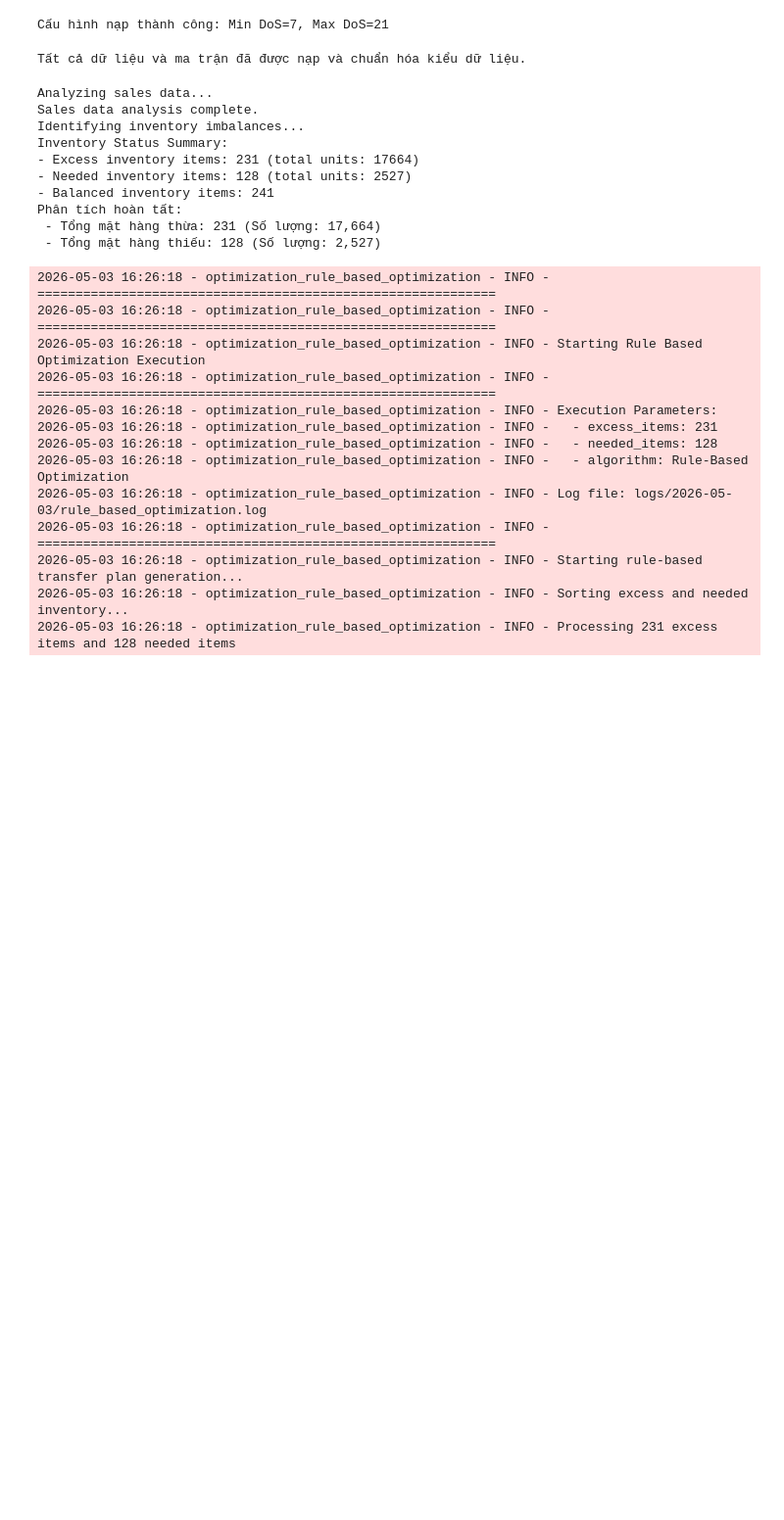
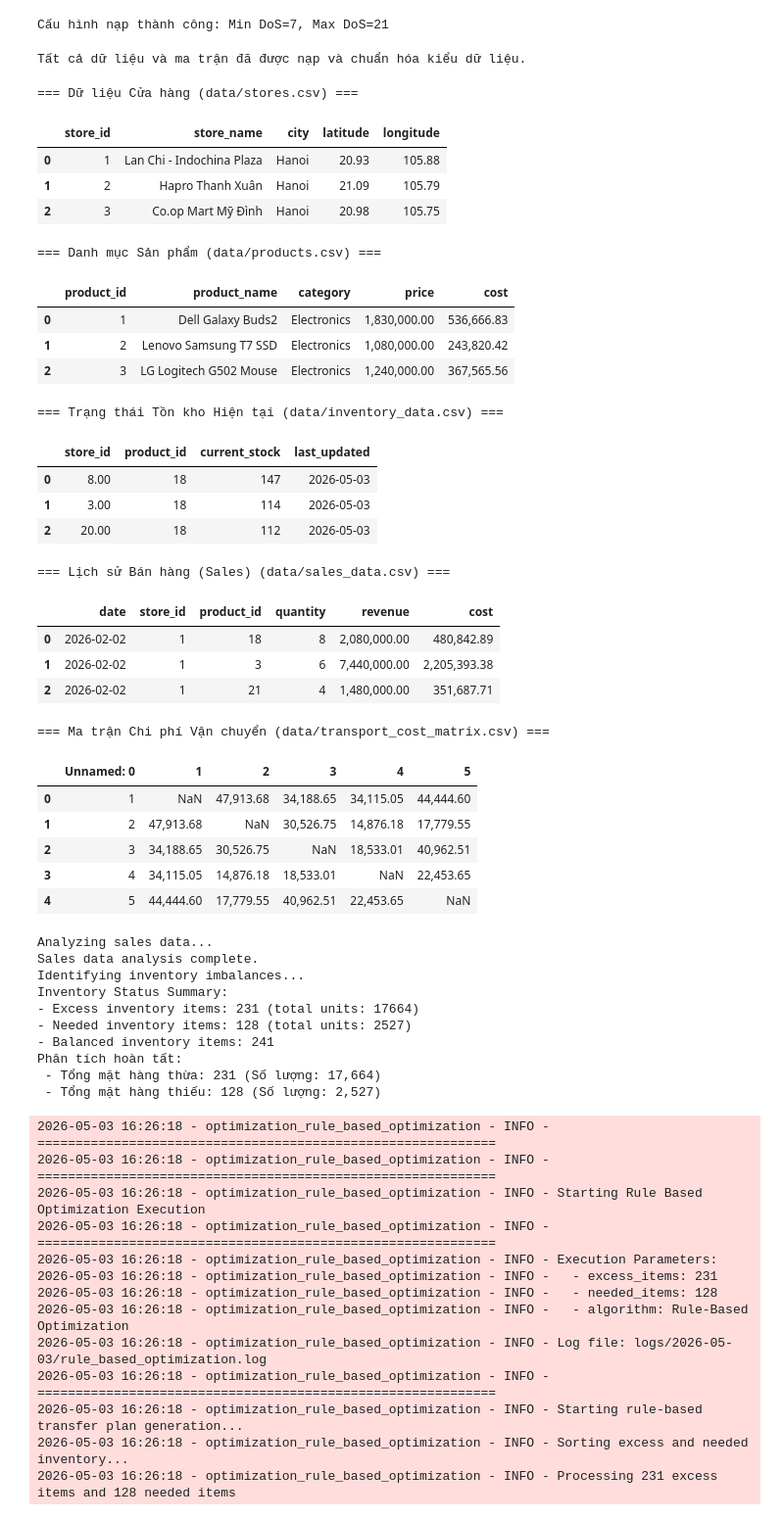
Before and after one commit to Anh-Quoc-Pham/inventory_optimization, a Jupyter notebook: notebooks/full_process.ipynb, the cells around one changed output. Shown at 98% size. Saved outputs shown, nothing was run; the diff lists cells and outputs as text; code cells hidden in the pictures; blank space fills up the shorter version.

```diff
--- a/notebooks/full_process.ipynb
+++ b/notebooks/full_process.ipynb
@@ -77,6 +77,51 @@ inventory_df['store_id'] = inventory_df['store_id'].astype(int)
 print("Tất cả dữ liệu và ma trận đã được nạp và chuẩn hóa kiểu dữ liệu.")
 # %% [output]
 Tất cả dữ liệu và ma trận đã được nạp và chuẩn hóa kiểu dữ liệu.
+# %%
+# Hàm hỗ trợ hiển thị bảng đẹp để chụp ảnh
+def preview(file_path, title):
+    df = pd.read_csv(file_path)
+    print(f"\n=== {title} ({file_path}) ===")
+    # Nếu là ma trận thì chỉ lấy 5x5 dòng/cột đầu tiên cho gọn
+    if 'matrix' in file_path:
+        display(df.iloc[:5, :6])
+    else:
+        display(df.head(3))
+
+# Hiển thị lần lượt các tệp tin cốt lõi
+preview('data/stores.csv', "Dữ liệu Cửa hàng") #
+preview('data/products.csv', "Danh mục Sản phẩm") #
+preview('data/inventory_data.csv', "Trạng thái Tồn kho Hiện tại") #
+preview('data/sales_data.csv', "Lịch sử Bán hàng (Sales)") #
+preview('data/transport_cost_matrix.csv', "Ma trận Chi phí Vận chuyển") #
+# %% [output]
+=== Dữ liệu Cửa hàng (data/stores.csv) ===
+|  | store_id | store_name | city | latitude | longitude |
+| 0 | 1 | Lan Chi - Indochina Plaza | Hanoi | 20.93 | 105.88 |
+| 1 | 2 | Hapro Thanh Xuân | Hanoi | 21.09 | 105.79 |
+| 2 | 3 | Co.op Mart Mỹ Đình | Hanoi | 20.98 | 105.75 |
+=== Danh mục Sản phẩm (data/products.csv) ===
+|  | product_id | product_name | category | price | cost |
+| 0 | 1 | Dell Galaxy Buds2 | Electronics | 1,830,000.00 | 536,666.83 |
+| 1 | 2 | Lenovo Samsung T7 SSD | Electronics | 1,080,000.00 | 243,820.42 |
+| 2 | 3 | LG Logitech G502 Mouse | Electronics | 1,240,000.00 | 367,565.56 |
+=== Trạng thái Tồn kho Hiện tại (data/inventory_data.csv) ===
+|  | store_id | product_id | current_stock | last_updated |
+| 0 | 8.00 | 18 | 147 | 2026-05-03 |
+| 1 | 3.00 | 18 | 114 | 2026-05-03 |
+| 2 | 20.00 | 18 | 112 | 2026-05-03 |
+=== Lịch sử Bán hàng (Sales) (data/sales_data.csv) ===
+|  | date | store_id | product_id | quantity | revenue | cost |
+| 0 | 2026-02-02 | 1 | 18 | 8 | 2,080,000.00 | 480,842.89 |
+| 1 | 2026-02-02 | 1 | 3 | 6 | 7,440,000.00 | 2,205,393.38 |
+| 2 | 2026-02-02 | 1 | 21 | 4 | 1,480,000.00 | 351,687.71 |
+=== Ma trận Chi phí Vận chuyển (data/transport_cost_matrix.csv) ===
+|  | Unnamed: 0 | 1 | 2 | 3 | 4 | 5 |
+| 0 | 1 | NaN | 47,913.68 | 34,188.65 | 34,115.05 | 44,444.60 |
+| 1 | 2 | 47,913.68 | NaN | 30,526.75 | 14,876.18 | 17,779.55 |
+| 2 | 3 | 34,188.65 | 30,526.75 | NaN | 18,533.01 | 40,962.51 |
+| 3 | 4 | 34,115.05 | 14,876.18 | 18,533.01 | NaN | 22,453.65 |
+| 4 | 5 | 44,444.60 | 17,779.55 | 40,962.51 | 22,453.65 | NaN |
 # %%
 analyzer = InventoryAnalyzer(
     sales_df=sales_df,
```
